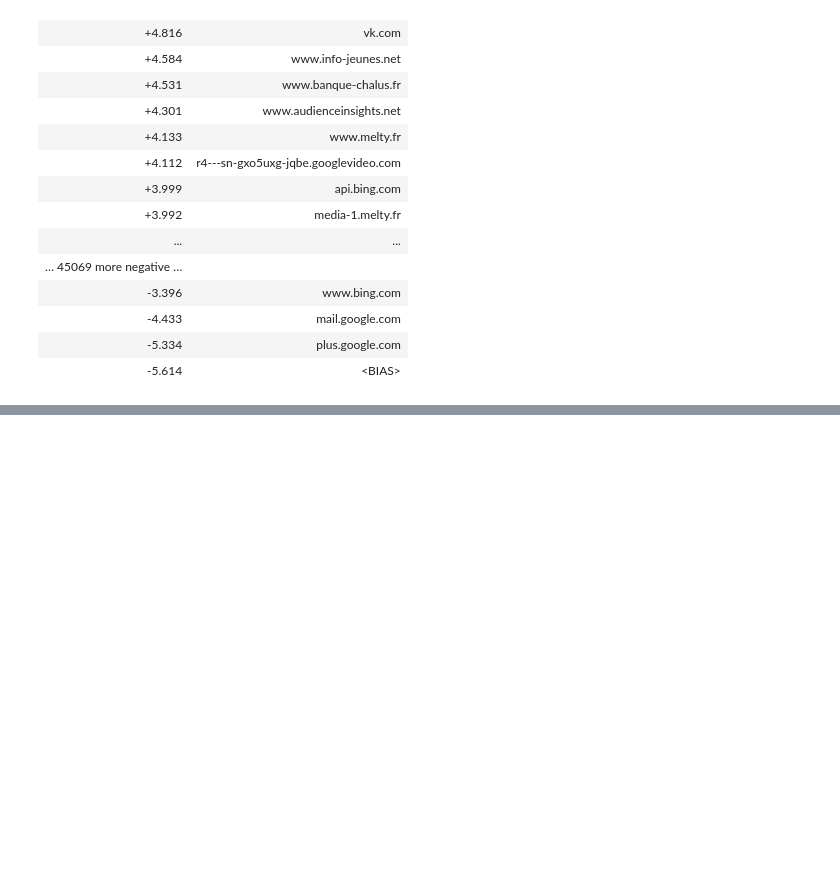
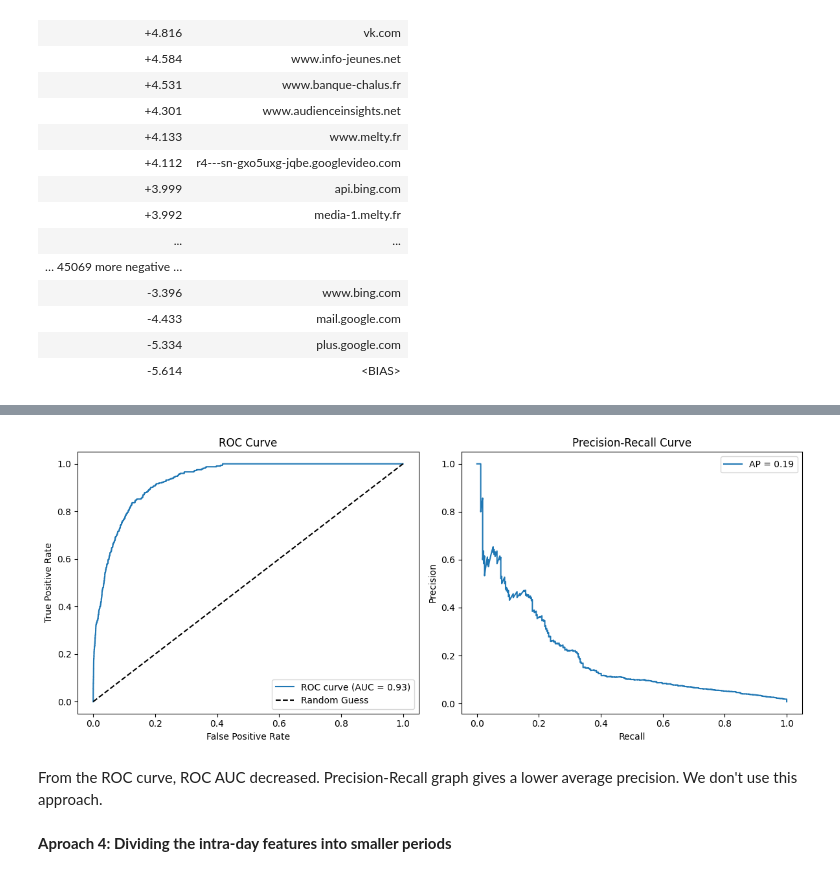
Before and after one commit to TempeHS/2025SE-Mike.N-HSC-MajorProject, a Jupyter notebook: notebooks/model_development.ipynb, the cells around one changed output, grey strips where cells are left out. Cells and saved outputs as stored; diff of their text form; code cells hidden in the pictures; blank space fills up the shorter version.

```diff
--- a/notebooks/model_development.ipynb
+++ b/notebooks/model_development.ipynb
@@ -310,0 +448,28 @@ Best trial:
+# %%
+tscv = TimeSeriesSplit(n_splits=5)
+splits = list(tscv.split(X_train))
+train_idx, valid_idx = splits[-1]
+X_tr, X_val = X_train[train_idx], X_train[valid_idx]
+y_tr, y_val = y_train[train_idx], y_train[valid_idx]
+# %%
+from imblearn.over_sampling import RandomOverSampler
+
+# Oversample the minority class in the baseline feature set
+ros = RandomOverSampler(random_state=42)
+X_train_oversampled, y_train_oversampled = ros.fit_resample(X_tr, y_tr)
+
+# Train a new logistic regression model on the oversampled data
+oversampled_clf = LogisticRegression(C = 14.8, max_iter=  10000, penalty = 'l2', solver = 'liblinear')
+oversampled_clf.fit(X_train_oversampled, y_train_oversampled)
+
+# Predict on the original training set for visualization
+y_pred_oversampled = oversampled_clf.predict_proba(X_val)[:, 1]
+
+# Use the helper function to plot ROC and Precision-Recall curves
+make_roc_recall_precision_curves(y_val, y_pred_oversampled)
+# %% [output]
+[figure, added]
+# %% [markdown]
+From the ROC curve, ROC AUC decreased. Precision-Recall graph gives a lower average precision. We don't use this approach.
+# %% [markdown]
+**Aproach 4: Dividing the intra-day features into smaller periods**
```
Also changed, not shown: parts of 25 cells of this notebook, 6 other files.
